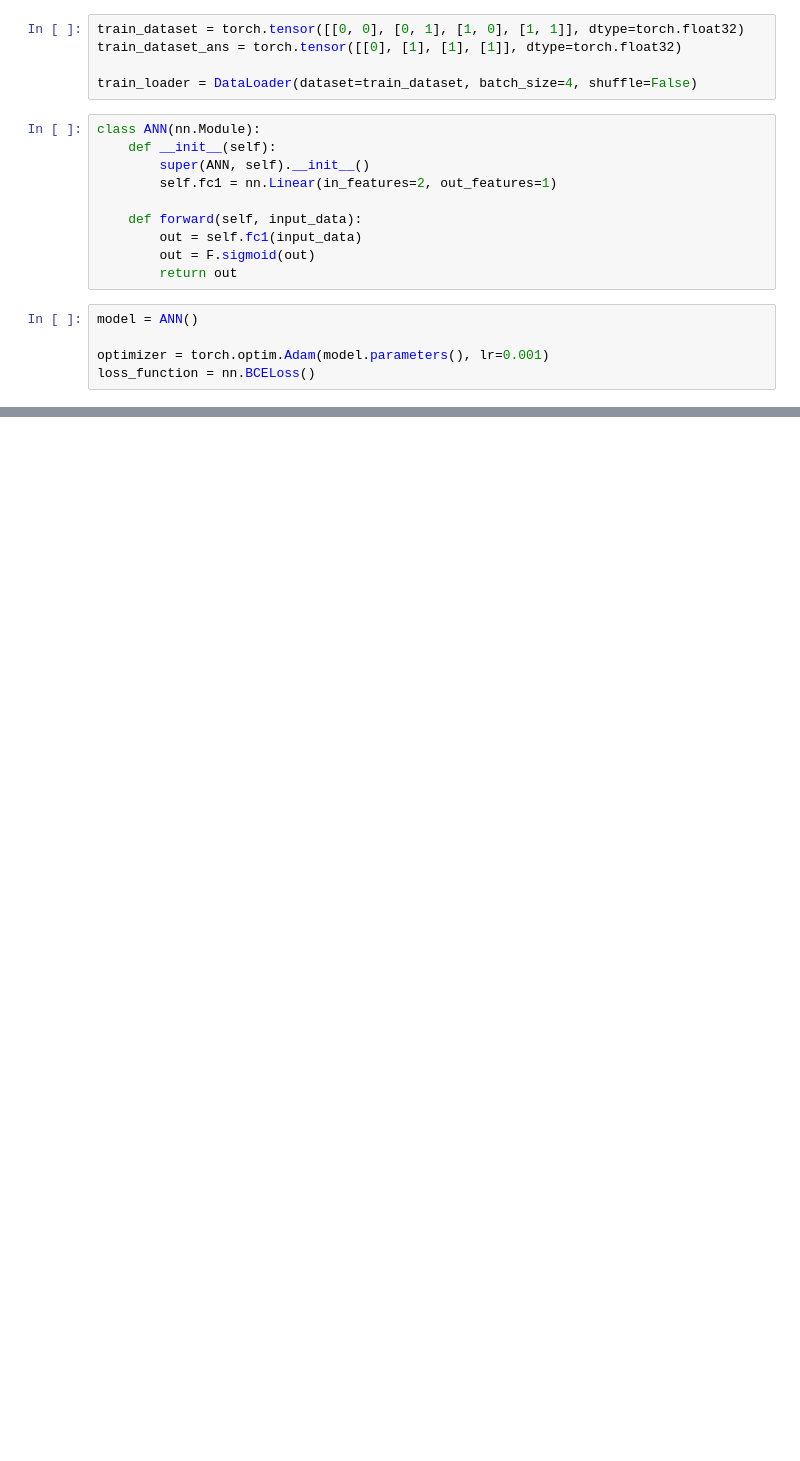
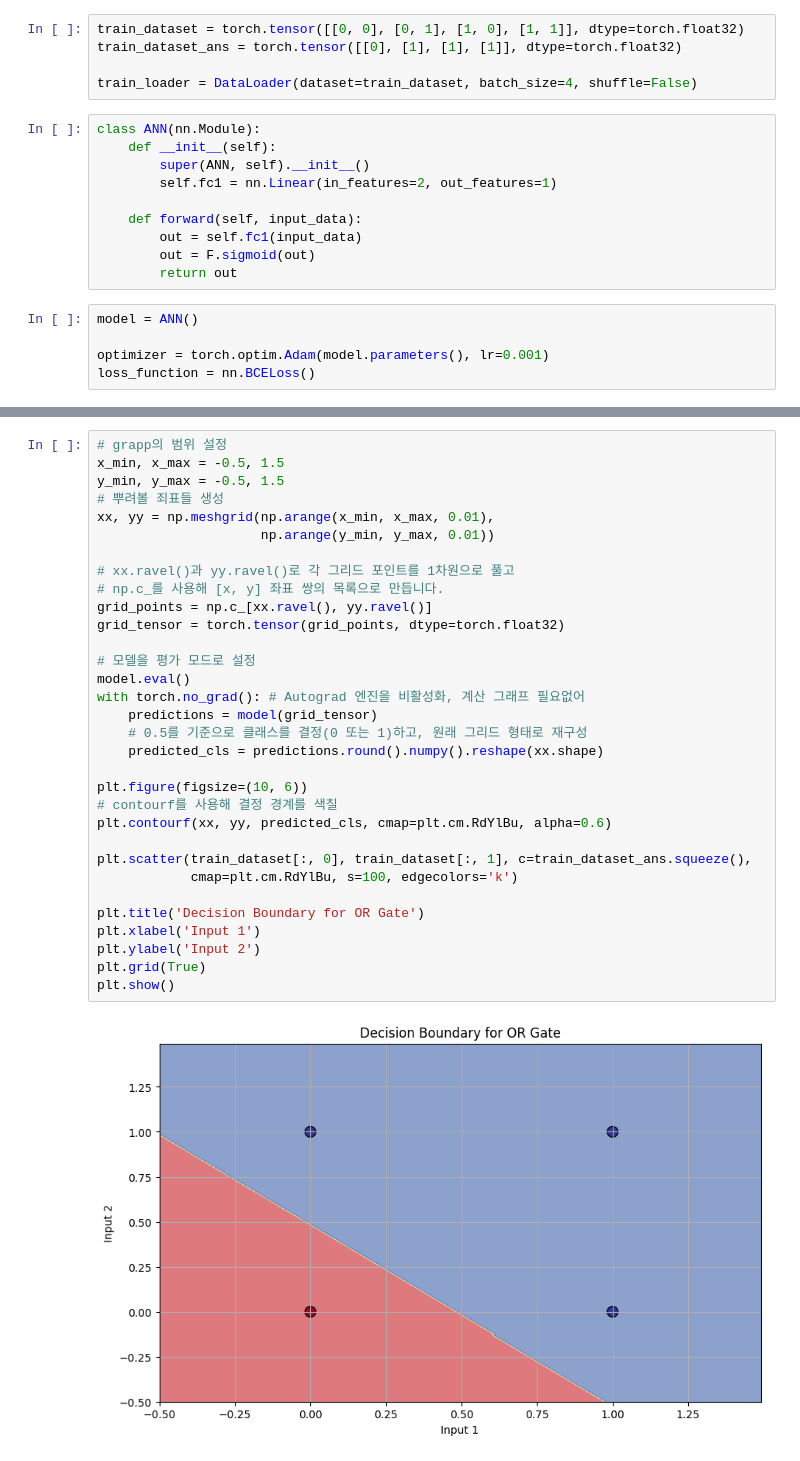
Before and after one commit to twkwon0417/25Analysis_BASE, a Jupyter notebook: week01/ANN_OR.ipynb, the cells around one changed output, grey strips where cells are left out. Saved outputs shown, nothing was run; the diff lists cells and outputs as text; blank space fills up the shorter version.

```diff
--- a/week01/ANN_OR.ipynb
+++ b/week01/ANN_OR.ipynb
@@ -75,0 +74,34 @@ Epoch [30000/30000], Loss: 0.0000
+# %%
+# grapp의 범위 설정
+x_min, x_max = -0.5, 1.5
+y_min, y_max = -0.5, 1.5
+# 뿌려볼 죄표들 생성
+xx, yy = np.meshgrid(np.arange(x_min, x_max, 0.01),
+                     np.arange(y_min, y_max, 0.01))
+
+# xx.ravel()과 yy.ravel()로 각 그리드 포인트를 1차원으로 풀고
+# np.c_를 사용해 [x, y] 좌표 쌍의 목록으로 만듭니다.
+grid_points = np.c_[xx.ravel(), yy.ravel()]
+grid_tensor = torch.tensor(grid_points, dtype=torch.float32)
+
+# 모델을 평가 모드로 설정
+model.eval()
+with torch.no_grad(): # Autograd 엔진을 비활성화, 계산 그래프 필요없어
+    predictions = model(grid_tensor)
+    # 0.5를 기준으로 클래스를 결정(0 또는 1)하고, 원래 그리드 형태로 재구성
+    predicted_cls = predictions.round().numpy().reshape(xx.shape)
+
+plt.figure(figsize=(10, 6))
+# contourf를 사용해 결정 경계를 색칠
+plt.contourf(xx, yy, predicted_cls, cmap=plt.cm.RdYlBu, alpha=0.6)
+
+plt.scatter(train_dataset[:, 0], train_dataset[:, 1], c=train_dataset_ans.squeeze(),
+            cmap=plt.cm.RdYlBu, s=100, edgecolors='k')
+
+plt.title('Decision Boundary for OR Gate')
+plt.xlabel('Input 1')
+plt.ylabel('Input 2')
+plt.grid(True)
+plt.show()
+# %% [output]
+[figure, added]
```
Also changed, not shown: parts of 3 cells of this notebook, 1 other file.
